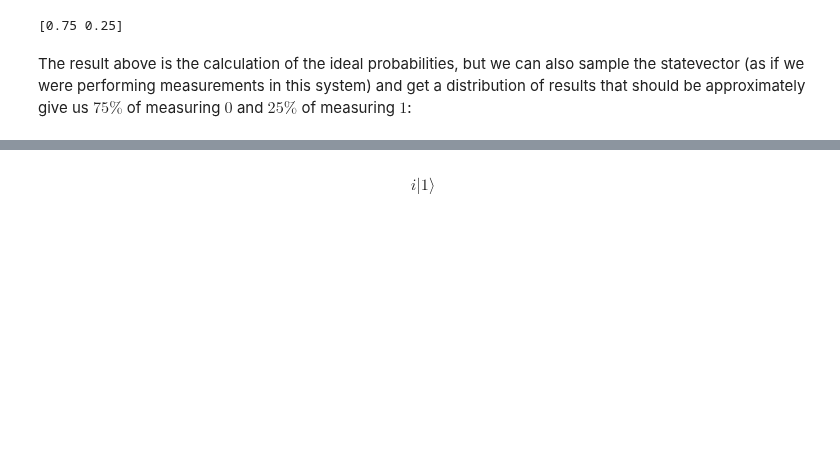
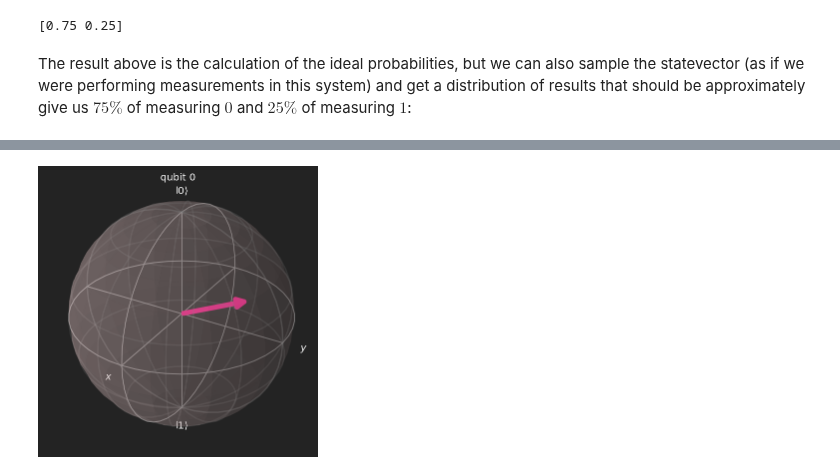
Before and after one commit to learn-quantum/lqc-textbook, a Jupyter notebook: chapters/02_quantum_computing/02_03_single_qb_sys.ipynb, the cells around one changed output, grey strips where cells are left out. Cells and saved outputs as stored; diff of their text form; code cells hidden in the pictures; blank space fills up the shorter version.

```diff
--- a/chapters/02_quantum_computing/02_03_single_qb_sys.ipynb
+++ b/chapters/02_quantum_computing/02_03_single_qb_sys.ipynb
@@ -270,8 +292,11 @@ $$ (a + bi) = r e^{i \theta} $$
 # %%
-import numpy as np
-from qiskit.quantum_info import Statevector
+θ = np.pi/3
+φ = 2*np.pi/5
 
-sv = np.sqrt(1/2)*Statevector.from_label('r') - np.sqrt(1/2)*Statevector.from_label('l')
-sv
+α0 = np.cos(θ/2)
+α1 = np.sin(θ/2) * np.exp(1j*φ)
+
+sv = Statevector([α0, α1])
+sv.draw('bloch')
 # %% [output]
-$$i |1\rangle$$
+[figure, added]
```
Also changed, not shown: parts of 12 cells of this notebook, 1 other file.
